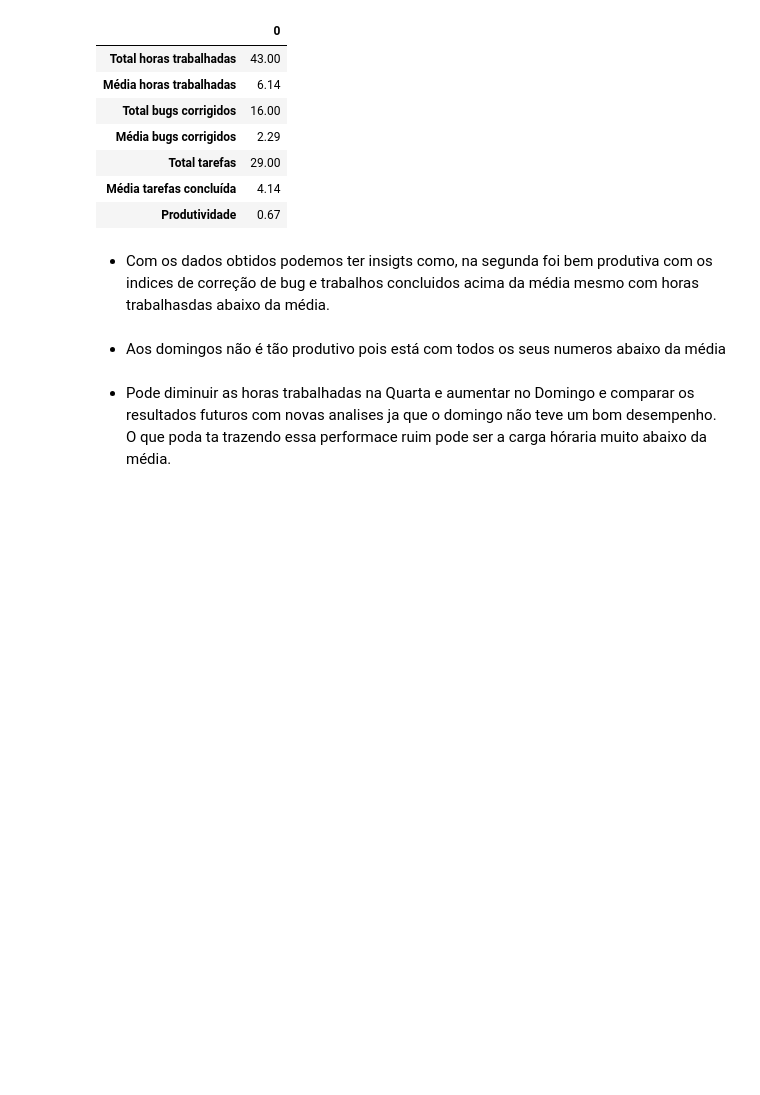
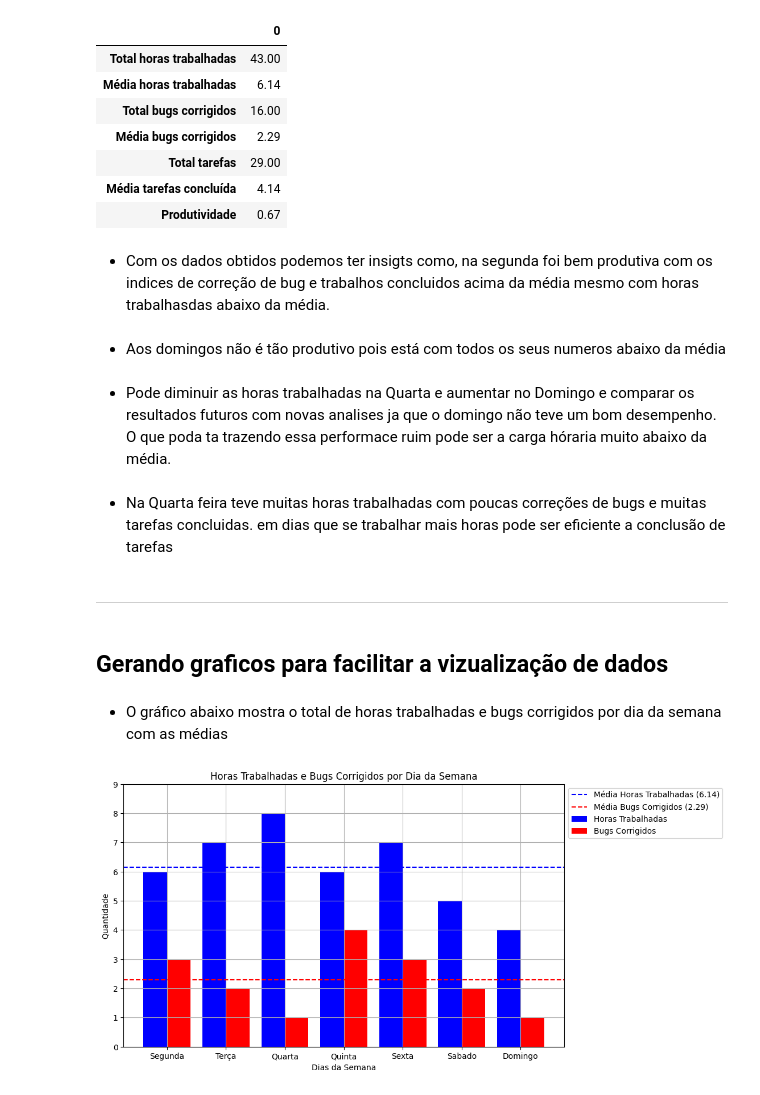
Before and after one commit to RafaelMoreiraDev/analise_relatorios_de_progresso, a Jupyter notebook: analise_dados.ipynb, the cells around one changed output. Cells and saved outputs as stored; diff of their text form; code cells hidden in the pictures; blank space fills up the shorter version.

Commit message:
atualizando e subindo os graficos

```diff
--- a/analise_dados.ipynb
+++ b/analise_dados.ipynb
@@ -108,3 +109,53 @@ df_relatorio_completo.T
  -  Aos domingos não é tão produtivo pois está com todos os seus numeros abaixo da média
 # %% [markdown]
 - Pode diminuir as horas trabalhadas na Quarta e aumentar no Domingo  e comparar os resultados futuros com novas analises ja que o domingo não teve um bom desempenho. O que poda ta trazendo essa performace ruim pode ser a carga hóraria muito abaixo da média.
+# %% [markdown]
+- Na Quarta feira teve muitas horas trabalhadas com poucas correções de bugs e muitas tarefas concluidas. em dias que se trabalhar mais horas pode ser eficiente a conclusão de tarefas
+# %% [markdown]
+---
+# %% [markdown]
+## Gerando graficos para facilitar a vizualização de dados
+# %% [markdown]
+- O gráfico abaixo mostra o total de horas trabalhadas e bugs corrigidos por dia da semana com as médias
+# %%
+# Criando o DataFrame
+df_relatorio = pd.DataFrame(relatorio)
+
+# Criando o gráfico de barras
+plt.figure(figsize=(10, 6))
+
+# Definindo a largura das barras
+bar_width = 0.4
+
+# Posições das barras no eixo x
+pos = list(range(len(df_relatorio)))
+
+# Plotando as barras de horas trabalhadas
+plt.bar(pos, df_relatorio['Horas Trabalhadas'], width=bar_width, align='center', label='Horas Trabalhadas', color='b')
+
+# Plotando as barras de bugs corrigidos
+plt.bar([p + bar_width for p in pos], df_relatorio['Bugs Corrigidos'], width=bar_width, align='center', label='Bugs Corrigidos', color='r')
+
+# Calculando as médias de horas trabalhadas e bugs corrigidos
+media_horas_trabalhadas = df_relatorio['Horas Trabalhadas'].mean()
+media_bugs_corrigidos = df_relatorio['Bugs Corrigidos'].mean()
+
+# Adicionando as linhas de média no gráfico
+plt.axhline(media_horas_trabalhadas, color='b', linestyle='dashed', label=f'Média Horas Trabalhadas ({media_horas_trabalhadas:.2f})')
+plt.axhline(media_bugs_corrigidos, color='r', linestyle='dashed', label=f'Média Bugs Corrigidos ({media_bugs_corrigidos:.2f})')
+
+# Configurando o eixo x
+plt.xticks([p + bar_width / 2 for p in pos], df_relatorio['Dias da Semana'])
+plt.xlabel('Dias da Semana')
+
+# Configurando o eixo y
+plt.ylabel('Quantidade')
+plt.ylim(0, max(max(df_relatorio['Horas Trabalhadas']), max(df_relatorio['Bugs Corrigidos'])) + 1)
+
+plt.title('Horas Trabalhadas e Bugs Corrigidos por Dia da Semana')
+plt.legend(loc='upper left', bbox_to_anchor=(1, 1))
+plt.grid(True)
+
+plt.show()
+# %% [output]
+[figure, added]
```
Also changed, not shown: parts of 6 cells of this notebook, 4 other files.
